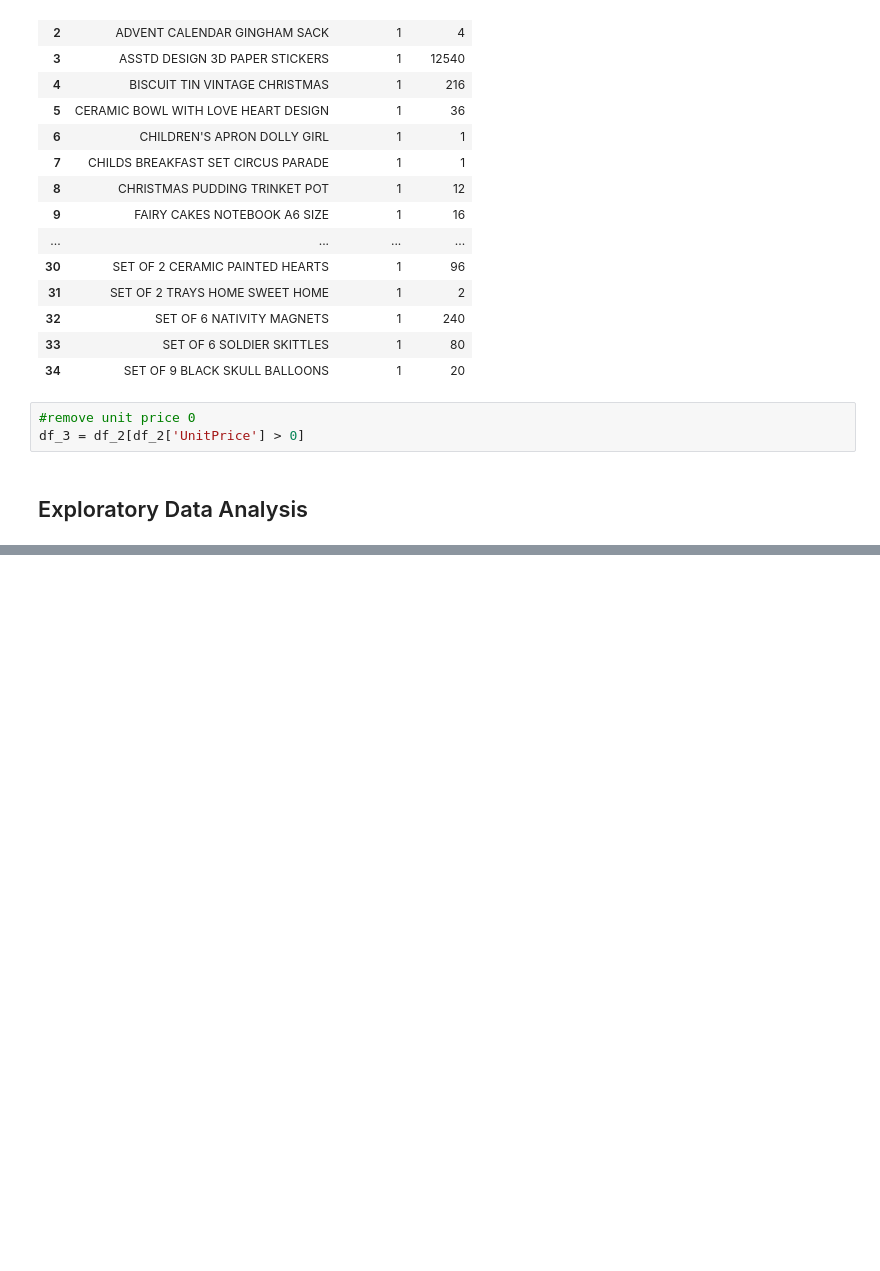
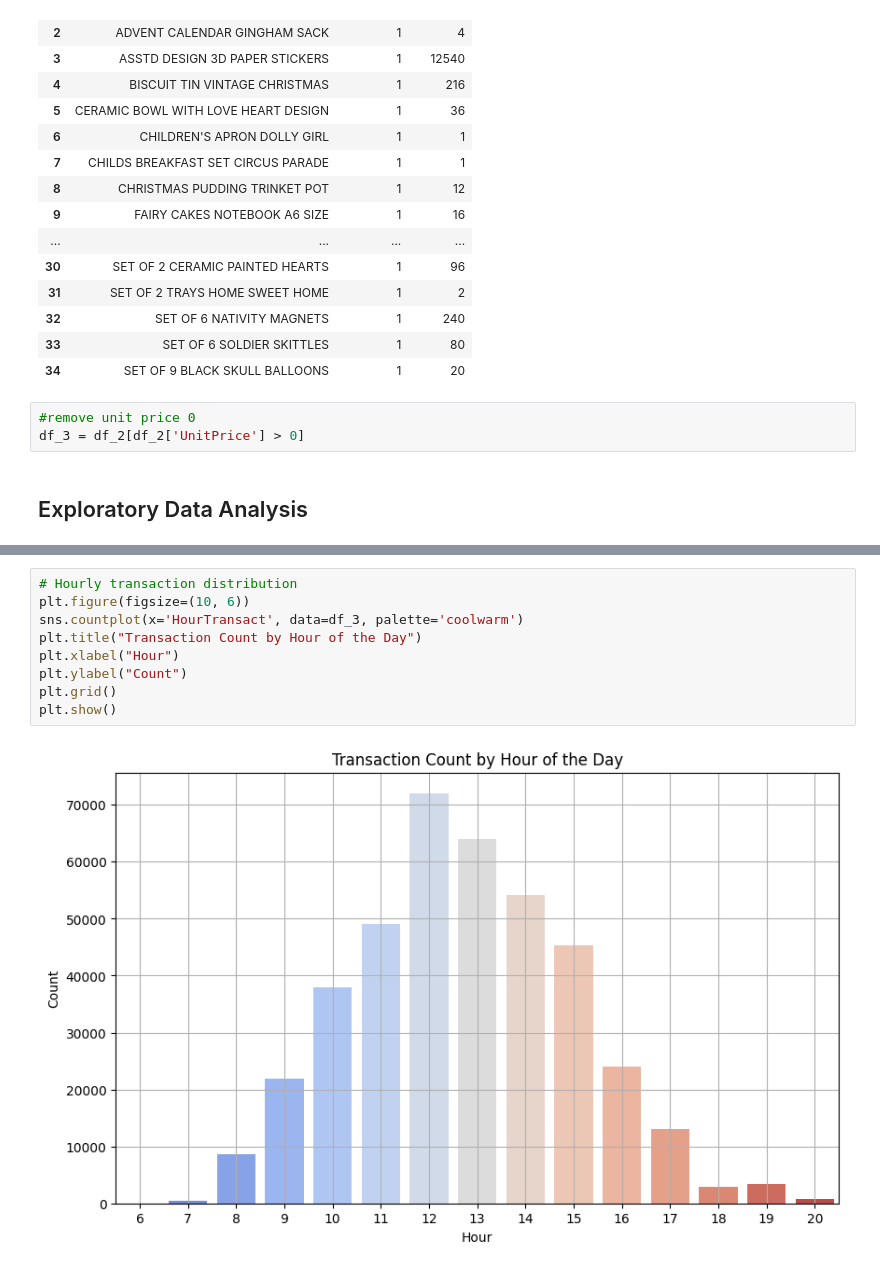
Before and after one commit to satriahady/RFM-Analysis, a Jupyter notebook: rfm_analysis.ipynb, the cells around one changed output, grey strips where cells are left out. Drawn from its saved outputs; the diff is of its cells as text; blank space fills up the shorter version.

```diff
--- a/rfm_analysis.ipynb
+++ b/rfm_analysis.ipynb
@@ -282,0 +311,11 @@ Ada 4338 yang berbelanja selama periode tersebut
+# %%
+# Hourly transaction distribution
+plt.figure(figsize=(10, 6))
+sns.countplot(x='HourTransact', data=df_3, palette='coolwarm')
+plt.title("Transaction Count by Hour of the Day")
+plt.xlabel("Hour")
+plt.ylabel("Count")
+plt.grid()
+plt.show()
+# %% [output]
+[figure, added]
```
Also changed, not shown: parts of 17 cells of this notebook.
